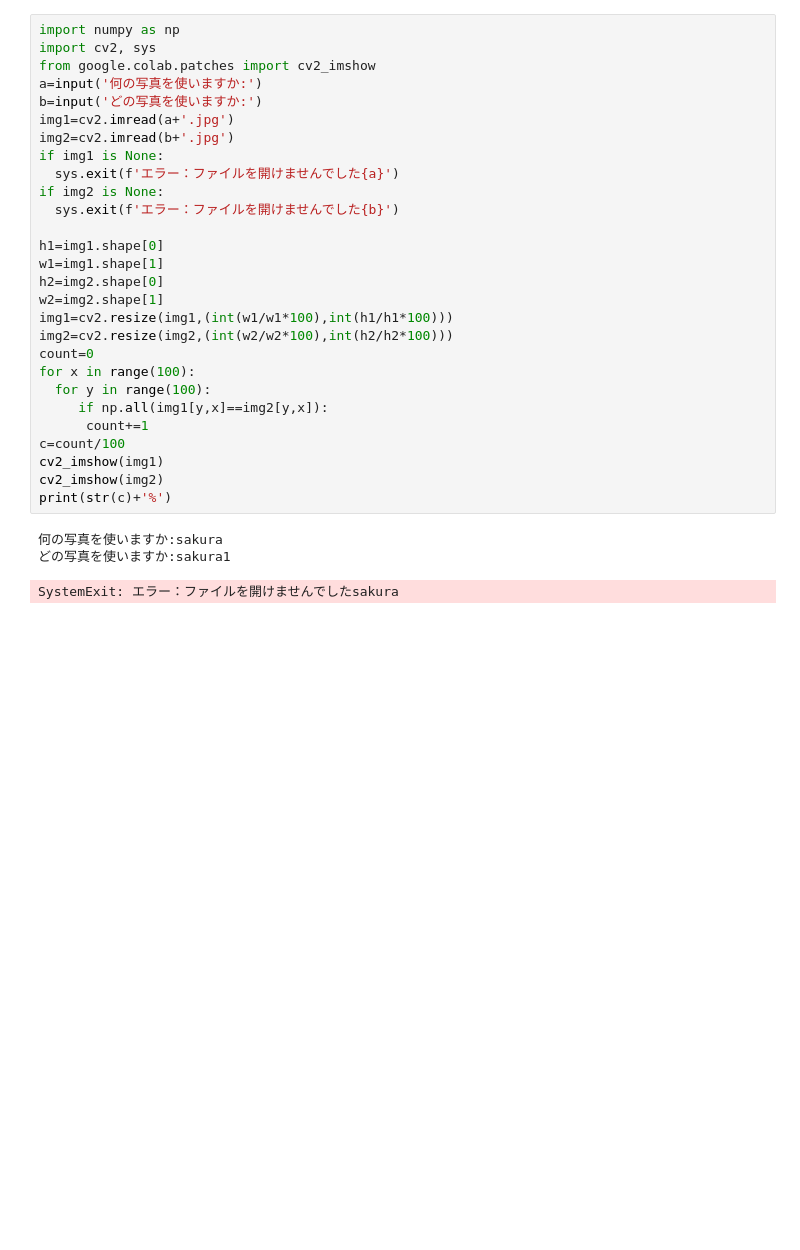
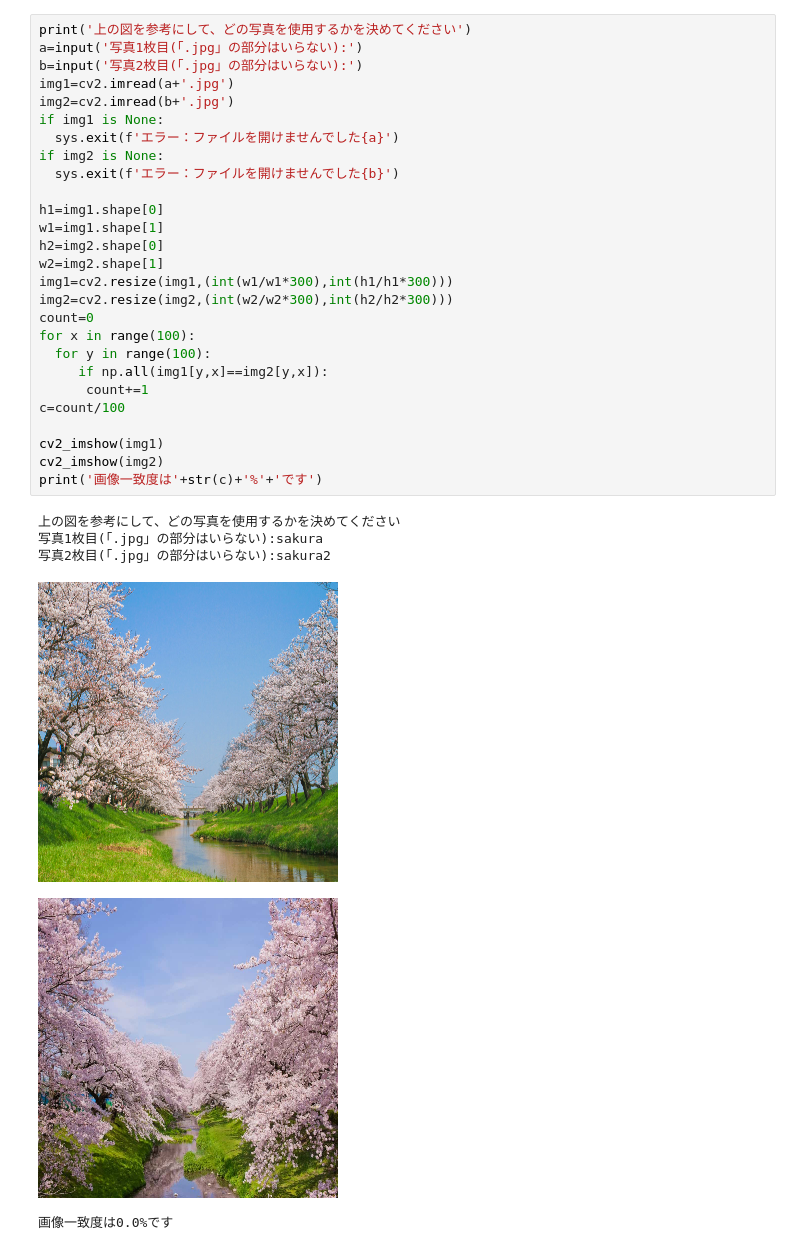
Before and after one commit to Ryoya0627/Pro2kakusin, a Jupyter notebook: work3.ipynb, the cells around one changed output. Cells and saved outputs as stored; diff of their text form; blank space fills up the shorter version.

Commit message:
Colaboratory を使用して作成しました

```diff
--- a/work3.ipynb
+++ b/work3.ipynb
@@ -36,32 +62,34 @@ Archive:  images.zip
 # %%
-import numpy as np
-import cv2, sys
-from google.colab.patches import cv2_imshow
-a=input('何の写真を使いますか:')
-b=input('どの写真を使いますか:')
+print('上の図を参考にして、どの写真を使用するかを決めてください')
+a=input('写真1枚目(「.jpg」の部分はいらない):')
+b=input('写真2枚目(「.jpg」の部分はいらない):')
 img1=cv2.imread(a+'.jpg')
 img2=cv2.imread(b+'.jpg')
 if img1 is None:
   sys.exit(f'エラー：ファイルを開けませんでした{a}')
 if img2 is None:
   sys.exit(f'エラー：ファイルを開けませんでした{b}')
 
 h1=img1.shape[0]
 w1=img1.shape[1]
 h2=img2.shape[0]
 w2=img2.shape[1]
-img1=cv2.resize(img1,(int(w1/w1*100),int(h1/h1*100)))
-img2=cv2.resize(img2,(int(w2/w2*100),int(h2/h2*100)))
+img1=cv2.resize(img1,(int(w1/w1*300),int(h1/h1*300)))
+img2=cv2.resize(img2,(int(w2/w2*300),int(h2/h2*300)))
 count=0
 for x in range(100):
   for y in range(100):
      if np.all(img1[y,x]==img2[y,x]):
       count+=1
 c=count/100
+
 cv2_imshow(img1)
 cv2_imshow(img2)
-print(str(c)+'%')
+print('画像一致度は'+str(c)+'%'+'です')
 # %% [output]
-何の写真を使いますか:sakura
-どの写真を使いますか:sakura1
+上の図を参考にして、どの写真を使用するかを決めてください
+写真1枚目(「.jpg」の部分はいらない):sakura
+写真2枚目(「.jpg」の部分はいらない):sakura2
+[figure, added]
+[figure, added]
-SystemExit: エラー：ファイルを開けませんでしたsakura
+画像一致度は0.0%です
```
Also changed, not shown: parts of 4 cells of this notebook.
